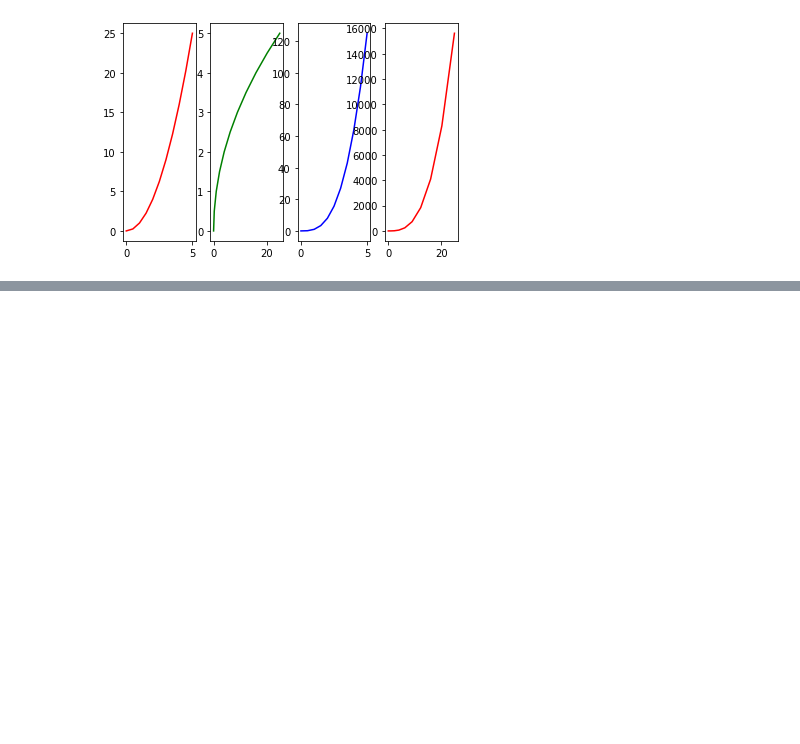
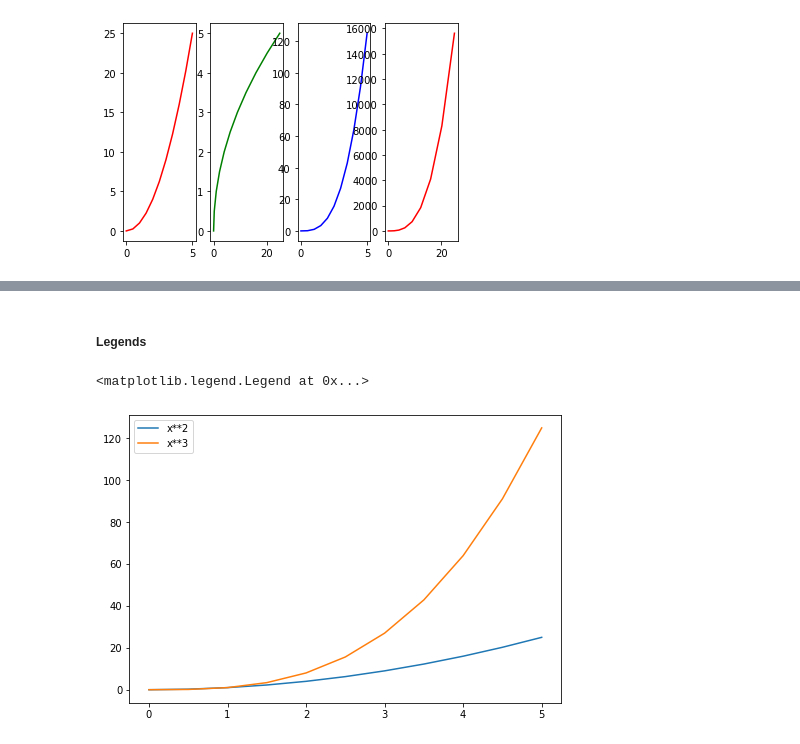
Before and after one commit to pksvv/purdue-ML-D2, a Jupyter notebook: matplotlib.ipynb, the cells around one changed output, grey strips where cells are left out. Saved outputs shown, nothing was run; the diff lists cells and outputs as text; code cells hidden in the pictures; blank space fills up the shorter version.

```diff
--- a/matplotlib.ipynb
+++ b/matplotlib.ipynb
@@ -51,0 +82,15 @@ plt.plot(x**2,y**3,'r')
+# %% [markdown]
+##### Legends
+# %%
+fig = plt.figure()#figsize(15,8))
+#fig.figsize(15,8)
+
+axes = fig.add_axes([7,0,1,1])
+
+axes.plot(x, x**2,label="x**2")
+axes.plot(x, x**3,label="x**3")
+
+axes.legend()#loc=3)
+# %% [output]
+<matplotlib.legend.Legend at 0x...>
+[figure, added]
```
Also changed, not shown: parts of 11 cells of this notebook, 1 other file.
